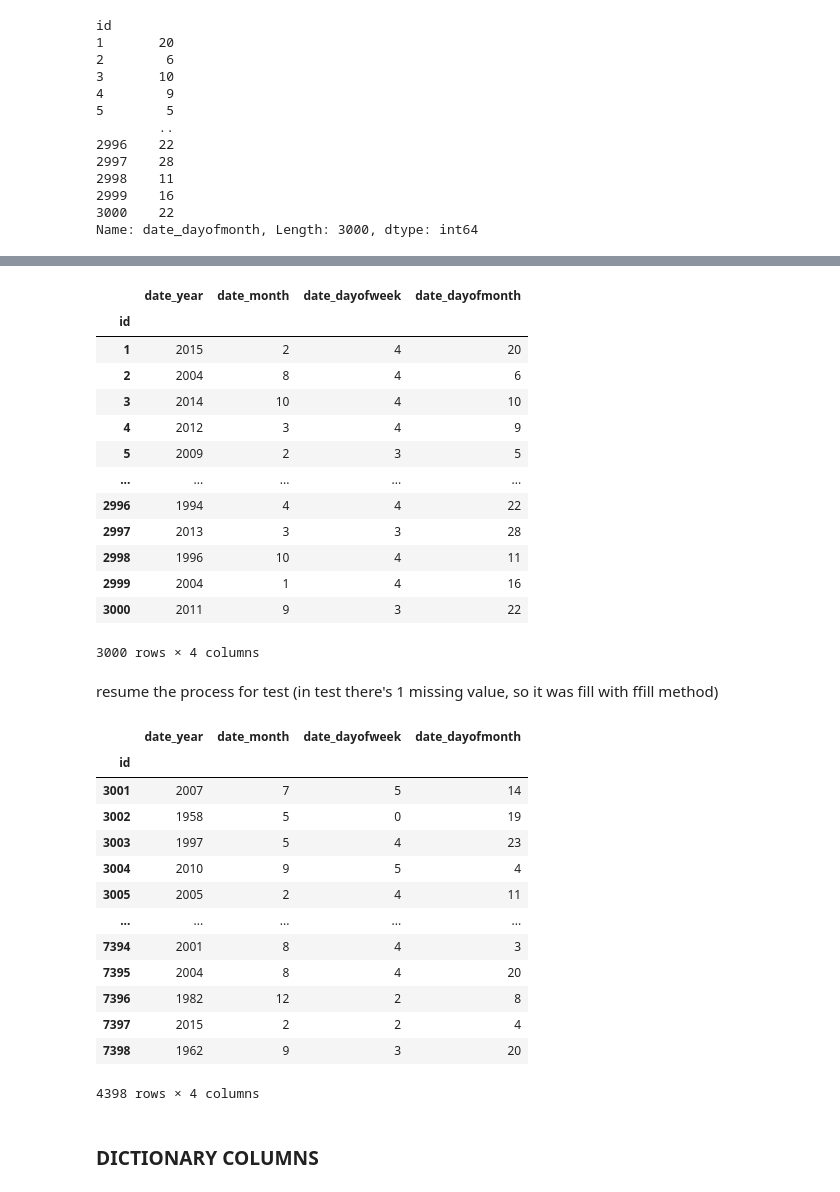
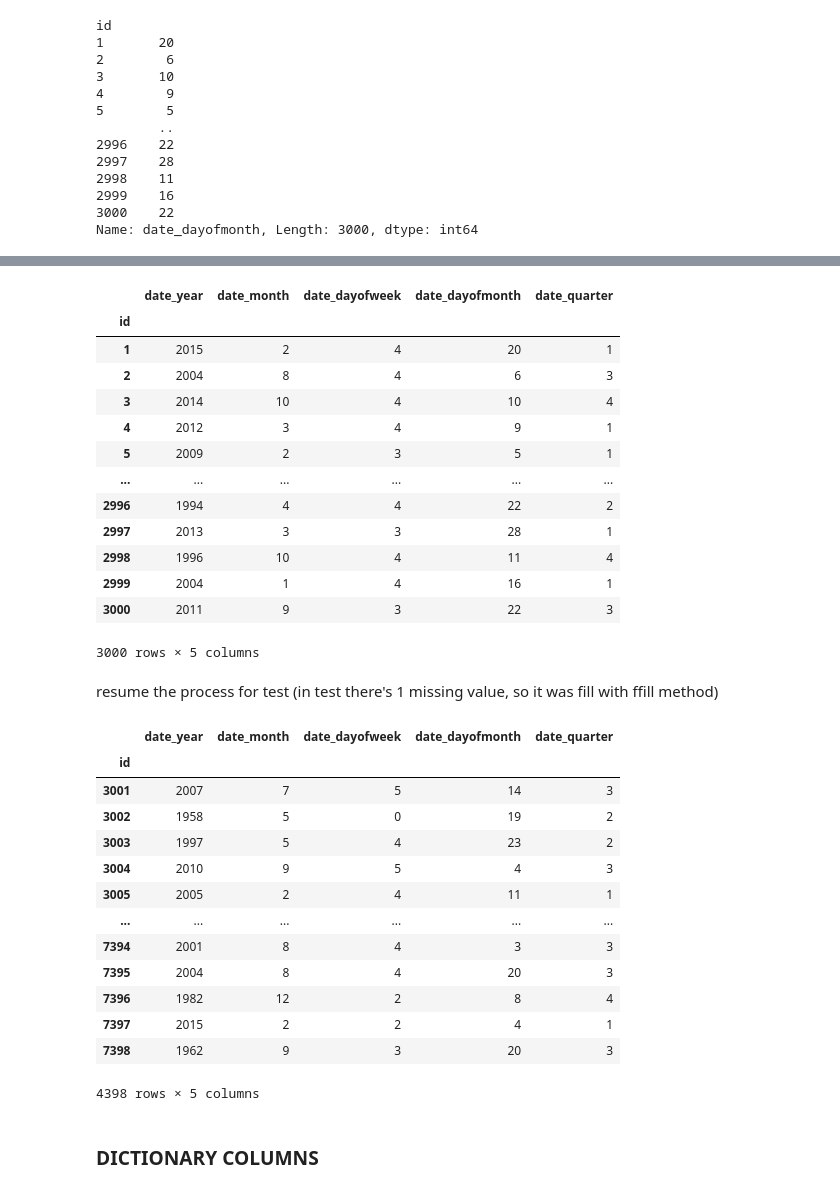
Before and after one commit to d0bando/Personal-Projects, a Jupyter notebook: Box_Office_Competition.ipynb, the cells around one changed output, grey strips where cells are left out. Drawn from its saved outputs; the diff is of its cells as text; code cells hidden in the pictures.

```diff
--- a/Box_Office_Competition.ipynb
+++ b/Box_Office_Competition.ipynb
@@ -690,3 +722,7 @@ id
 2999    16
 3000    22
 Name: date_dayofmonth, Length: 3000, dtype: int64
+# %%
+rd_quarter=release_date.dt.quarter
+rd_quarter.name="date_quarter"
+rd_quarter
@@ -693,21 +743,21 @@ Name: date_dayofmonth, Length: 3000, dtype: int64
 # %%
-release_date_processed=pd.concat([rd_year,rd_month,rd_dayofweek,rd_dayofmonth],axis=1)
+release_date_processed=pd.concat([rd_year,rd_month,rd_dayofweek,rd_dayofmonth,rd_quarter],axis=1)
 release_date_processed
 # %% [output]
-|  | date_year | date_month | date_dayofweek | date_dayofmonth |
-| id |  |  |  |  |
-| 1 | 2015 | 2 | 4 | 20 |
-| 2 | 2004 | 8 | 4 | 6 |
-| 3 | 2014 | 10 | 4 | 10 |
-| 4 | 2012 | 3 | 4 | 9 |
-| 5 | 2009 | 2 | 3 | 5 |
-| ... | ... | ... | ... | ... |
-| 2996 | 1994 | 4 | 4 | 22 |
-| 2997 | 2013 | 3 | 3 | 28 |
-| 2998 | 1996 | 10 | 4 | 11 |
-| 2999 | 2004 | 1 | 4 | 16 |
-| 3000 | 2011 | 9 | 3 | 22 |
+|  | date_year | date_month | date_dayofweek | date_dayofmonth | date_quarter |
+| id |  |  |  |  |  |
+| 1 | 2015 | 2 | 4 | 20 | 1 |
+| 2 | 2004 | 8 | 4 | 6 | 3 |
+| 3 | 2014 | 10 | 4 | 10 | 4 |
+| 4 | 2012 | 3 | 4 | 9 | 1 |
+| 5 | 2009 | 2 | 3 | 5 | 1 |
+| ... | ... | ... | ... | ... | ... |
+| 2996 | 1994 | 4 | 4 | 22 | 2 |
+| 2997 | 2013 | 3 | 3 | 28 | 1 |
+| 2998 | 1996 | 10 | 4 | 11 | 4 |
+| 2999 | 2004 | 1 | 4 | 16 | 1 |
+| 3000 | 2011 | 9 | 3 | 22 | 3 |
-3000 rows × 4 columns
+3000 rows × 5 columns
 # %% [markdown]
 resume the process for test (in test there's 1 missing value, so it was fill with ffill method)
 # %%
@@ -729,24 +779,26 @@ def RelDat_process(df):
   rd_dayofweek.name="date_dayofweek"
   rd_dayofmonth=release_date.dt.day
   rd_dayofmonth.name="date_dayofmonth"
-  release_date_processed=pd.concat([rd_year,rd_month,rd_dayofweek,rd_dayofmonth],axis=1)
+  rd_quarter=release_date.dt.quarter
+  rd_quarter.name="date_quarter"
+  release_date_processed=pd.concat([rd_year,rd_month,rd_dayofweek,rd_dayofmonth,rd_quarter],axis=1)
   return release_date_processed
 RelDat_process(test)
 # %% [output]
-|  | date_year | date_month | date_dayofweek | date_dayofmonth |
-| id |  |  |  |  |
-| 3001 | 2007 | 7 | 5 | 14 |
-| 3002 | 1958 | 5 | 0 | 19 |
-| 3003 | 1997 | 5 | 4 | 23 |
-| 3004 | 2010 | 9 | 5 | 4 |
-| 3005 | 2005 | 2 | 4 | 11 |
-| ... | ... | ... | ... | ... |
-| 7394 | 2001 | 8 | 4 | 3 |
-| 7395 | 2004 | 8 | 4 | 20 |
-| 7396 | 1982 | 12 | 2 | 8 |
-| 7397 | 2015 | 2 | 2 | 4 |
-| 7398 | 1962 | 9 | 3 | 20 |
+|  | date_year | date_month | date_dayofweek | date_dayofmonth | date_quarter |
+| id |  |  |  |  |  |
+| 3001 | 2007 | 7 | 5 | 14 | 3 |
+| 3002 | 1958 | 5 | 0 | 19 | 2 |
+| 3003 | 1997 | 5 | 4 | 23 | 2 |
+| 3004 | 2010 | 9 | 5 | 4 | 3 |
+| 3005 | 2005 | 2 | 4 | 11 | 1 |
+| ... | ... | ... | ... | ... | ... |
+| 7394 | 2001 | 8 | 4 | 3 | 3 |
+| 7395 | 2004 | 8 | 4 | 20 | 3 |
+| 7396 | 1982 | 12 | 2 | 8 | 4 |
+| 7397 | 2015 | 2 | 2 | 4 | 1 |
+| 7398 | 1962 | 9 | 3 | 20 | 3 |
-4398 rows × 4 columns
+4398 rows × 5 columns
 # %% [markdown]
 ### DICTIONARY COLUMNS
 # %%
```
Also changed, not shown: parts of 38 cells of this notebook.
